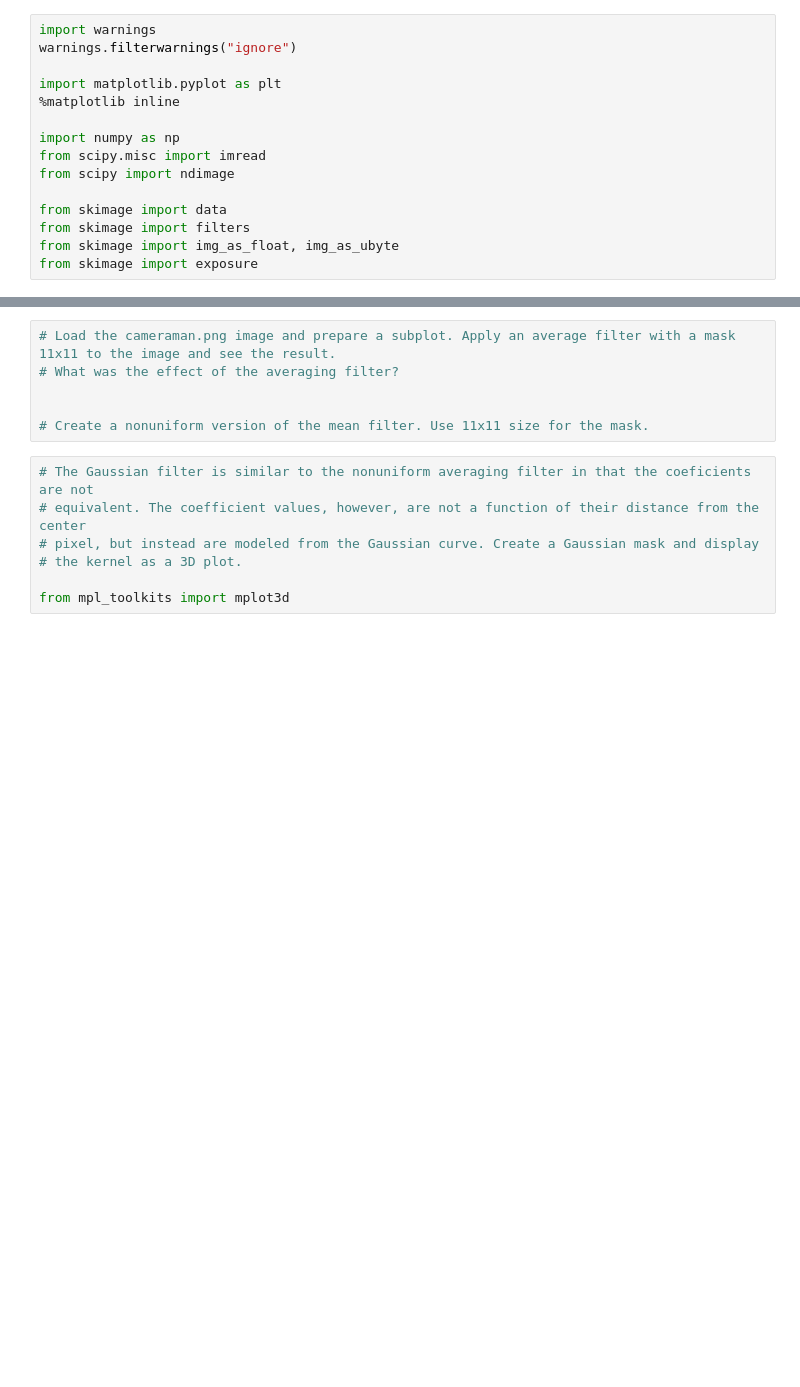
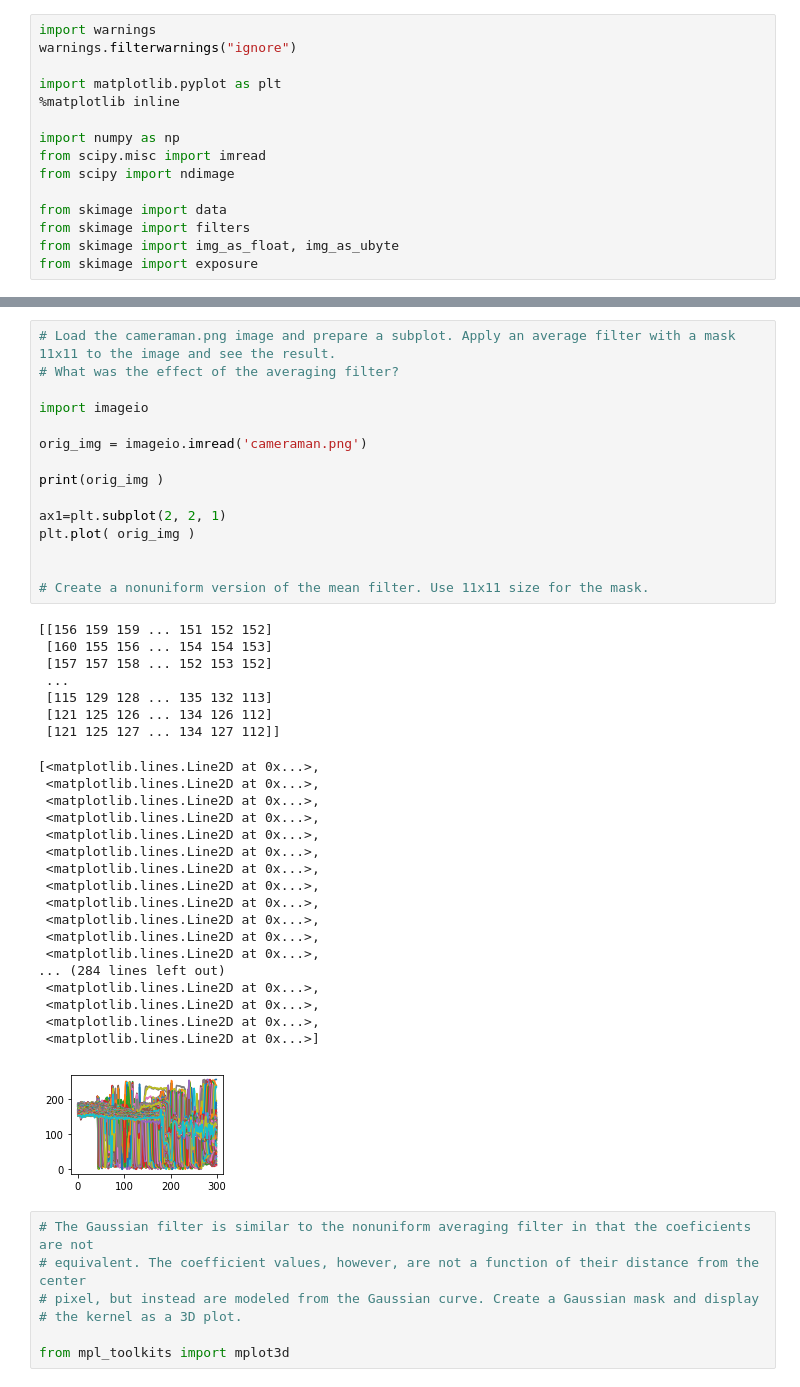
Before and after one commit to vitmfs/Pyhton_Computer_Vision_Jupyter_Notebooks, a Jupyter notebook: Computer_Vision_Exercises_03_Linear_Nonlinear/3enhancement_linear_filter.ipynb, the cells around one changed output, grey strips where cells are left out. Cells and saved outputs as stored; diff of their text form; blank space fills up the shorter version.

```diff
--- a/Computer_Vision_Exercises_03_Linear_Nonlinear/3enhancement_linear_filter.ipynb
+++ b/Computer_Vision_Exercises_03_Linear_Nonlinear/3enhancement_linear_filter.ipynb
@@ -59,9 +119,44 @@ print(res)
 # %%
 # Load the cameraman.png image and prepare a subplot. Apply an average filter with a mask 11x11 to the image and see the result.
 # What was the effect of the averaging filter?
 
+import imageio
+
+orig_img = imageio.imread('cameraman.png')
+
+print(orig_img )
+
+ax1=plt.subplot(2, 2, 1)
+plt.plot( orig_img )
+
 
 # Create a nonuniform version of the mean filter. Use 11x11 size for the mask.
+# %% [output]
+[[156 159 159 ... 151 152 152]
+ [160 155 156 ... 154 154 153]
+ [157 157 158 ... 152 153 152]
+ ...
+ [115 129 128 ... 135 132 113]
+ [121 125 126 ... 134 126 112]
+ [121 125 127 ... 134 127 112]]
+[<matplotlib.lines.Line2D at 0x...>,
+ <matplotlib.lines.Line2D at 0x...>,
+ <matplotlib.lines.Line2D at 0x...>,
+ <matplotlib.lines.Line2D at 0x...>,
+ <matplotlib.lines.Line2D at 0x...>,
+ <matplotlib.lines.Line2D at 0x...>,
+ <matplotlib.lines.Line2D at 0x...>,
+ <matplotlib.lines.Line2D at 0x...>,
+ <matplotlib.lines.Line2D at 0x...>,
+ <matplotlib.lines.Line2D at 0x...>,
+ <matplotlib.lines.Line2D at 0x...>,
+ <matplotlib.lines.Line2D at 0x...>,
+... (284 lines left out)
+ <matplotlib.lines.Line2D at 0x...>,
+ <matplotlib.lines.Line2D at 0x...>,
+ <matplotlib.lines.Line2D at 0x...>,
+ <matplotlib.lines.Line2D at 0x...>]
+[figure, added]
 # %%
 # The Gaussian filter is similar to the nonuniform averaging filter in that the coeficients are not
 # equivalent. The coefficient values, however, are not a function of their distance from the center
```
Also changed, not shown: parts of 3 cells of this notebook, 45 other files.
